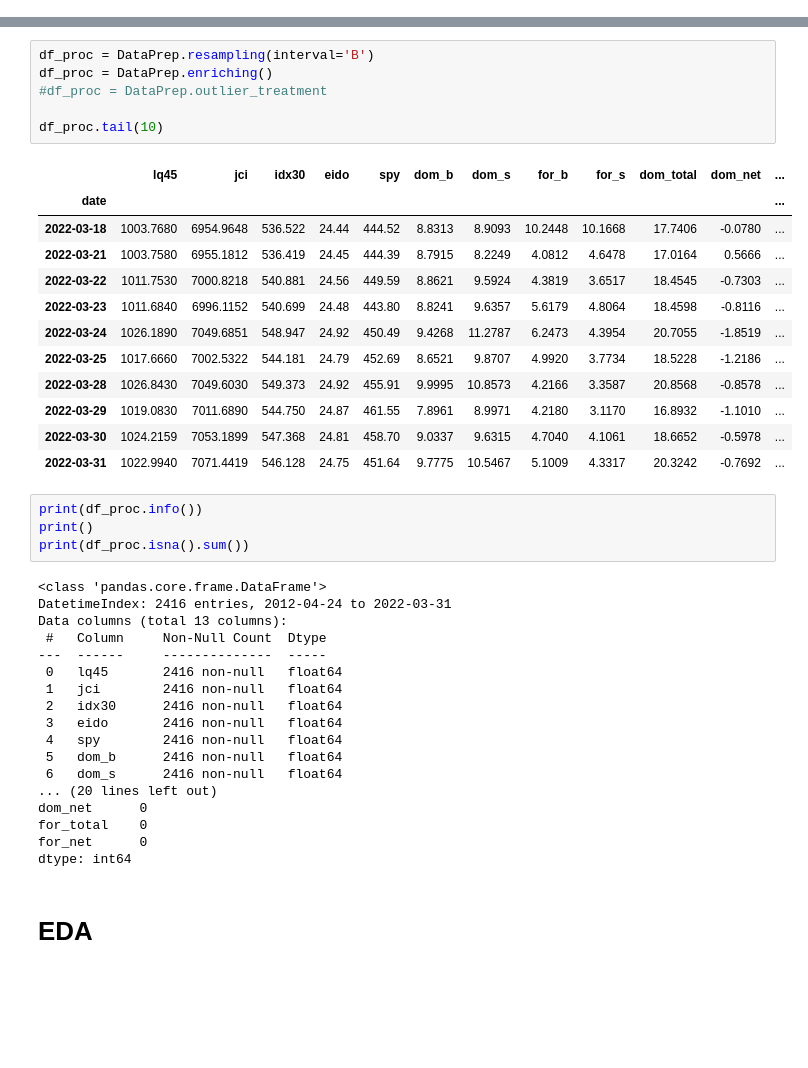
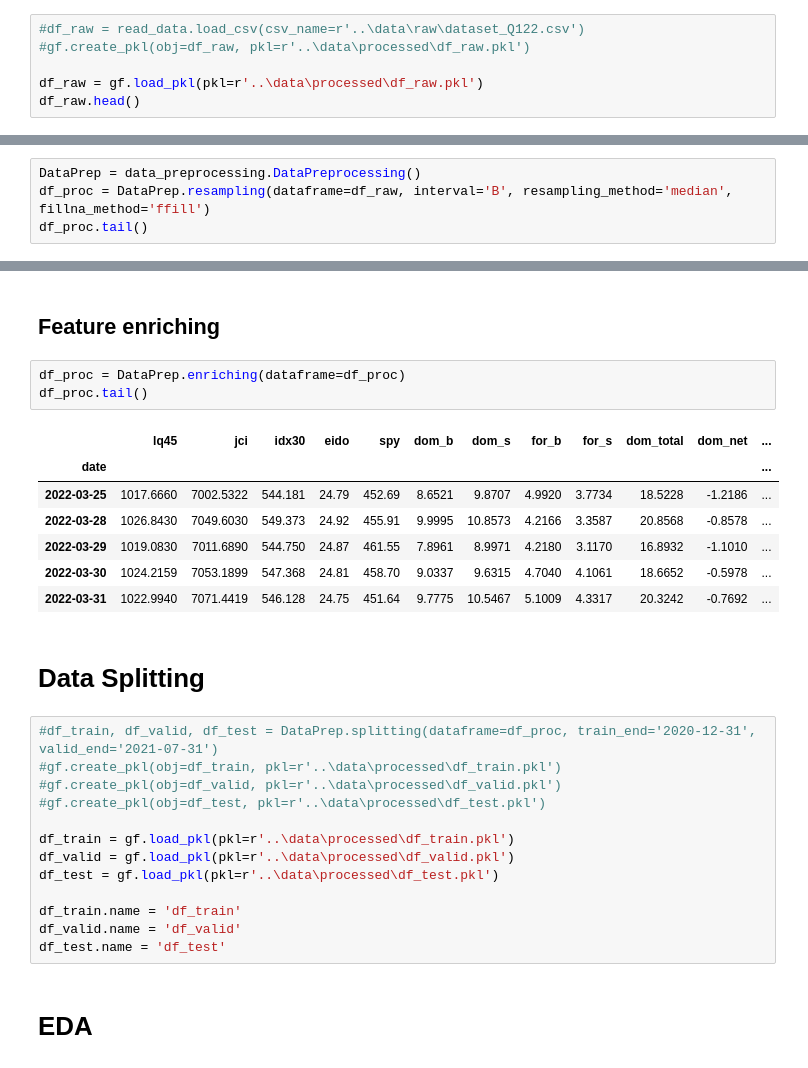
Before and after one commit to ercainz/lq45_prediction, a Jupyter notebook: notebooks/eda.ipynb, the cells around one changed output, grey strips where cells are left out. Cells and saved outputs as stored; diff of their text form; blank space fills up the shorter version.

```diff
--- a/notebooks/eda.ipynb
+++ b/notebooks/eda.ipynb
@@ -30,0 +18,6 @@ df_raw.head()
+# %%
+#df_raw = read_data.load_csv(csv_name=r'..\data\raw\dataset_Q122.csv')
+#gf.create_pkl(obj=df_raw, pkl=r'..\data\processed\df_raw.pkl')
+
+df_raw = gf.load_pkl(pkl=r'..\data\processed\df_raw.pkl')
+df_raw.head()
@@ -30,0 +58,4 @@ df_raw.head()
+# %%
+DataPrep = data_preprocessing.DataPreprocessing()
+df_proc = DataPrep.resampling(dataframe=df_raw, interval='B', resampling_method='median', fillna_method='ffill')
+df_proc.tail()
@@ -31,43 +70,30 @@ df_raw.head()
+# %% [markdown]
+## Feature enriching
 # %%
-df_proc = DataPrep.resampling(interval='B')
-df_proc = DataPrep.enriching()
-#df_proc = DataPrep.outlier_treatment
-
-df_proc.tail(10)
+df_proc = DataPrep.enriching(dataframe=df_proc)
+df_proc.tail()
 # %% [output]
 |  | lq45 | jci | idx30 | eido | spy | dom_b | dom_s | for_b | for_s | dom_total | dom_net | ... |
 | date |  |  |  |  |  |  |  |  |  |  |  | ... |
-| 2022-03-18 | 1003.7680 | 6954.9648 | 536.522 | 24.44 | 444.52 | 8.8313 | 8.9093 | 10.2448 | 10.1668 | 17.7406 | -0.0780 | ... |
-| 2022-03-21 | 1003.7580 | 6955.1812 | 536.419 | 24.45 | 444.39 | 8.7915 | 8.2249 | 4.0812 | 4.6478 | 17.0164 | 0.5666 | ... |
-| 2022-03-22 | 1011.7530 | 7000.8218 | 540.881 | 24.56 | 449.59 | 8.8621 | 9.5924 | 4.3819 | 3.6517 | 18.4545 | -0.7303 | ... |
-| 2022-03-23 | 1011.6840 | 6996.1152 | 540.699 | 24.48 | 443.80 | 8.8241 | 9.6357 | 5.6179 | 4.8064 | 18.4598 | -0.8116 | ... |
-| 2022-03-24 | 1026.1890 | 7049.6851 | 548.947 | 24.92 | 450.49 | 9.4268 | 11.2787 | 6.2473 | 4.3954 | 20.7055 | -1.8519 | ... |
 | 2022-03-25 | 1017.6660 | 7002.5322 | 544.181 | 24.79 | 452.69 | 8.6521 | 9.8707 | 4.9920 | 3.7734 | 18.5228 | -1.2186 | ... |
 | 2022-03-28 | 1026.8430 | 7049.6030 | 549.373 | 24.92 | 455.91 | 9.9995 | 10.8573 | 4.2166 | 3.3587 | 20.8568 | -0.8578 | ... |
 | 2022-03-29 | 1019.0830 | 7011.6890 | 544.750 | 24.87 | 461.55 | 7.8961 | 8.9971 | 4.2180 | 3.1170 | 16.8932 | -1.1010 | ... |
 | 2022-03-30 | 1024.2159 | 7053.1899 | 547.368 | 24.81 | 458.70 | 9.0337 | 9.6315 | 4.7040 | 4.1061 | 18.6652 | -0.5978 | ... |
 | 2022-03-31 | 1022.9940 | 7071.4419 | 546.128 | 24.75 | 451.64 | 9.7775 | 10.5467 | 5.1009 | 4.3317 | 20.3242 | -0.7692 | ... |
-# %%
-print(df_proc.info())
-print()
-print(df_proc.isna().sum())
-# %% [output]
-<class 'pandas.core.frame.DataFrame'>
-DatetimeIndex: 2416 entries, 2012-04-24 to 2022-03-31
-Data columns (total 13 columns):
- #   Column     Non-Null Count  Dtype
----  ------     --------------  -----
- 0   lq45       2416 non-null   float64
- 1   jci        2416 non-null   float64
- 2   idx30      2416 non-null   float64
- 3   eido       2416 non-null   float64
- 4   spy        2416 non-null   float64
- 5   dom_b      2416 non-null   float64
- 6   dom_s      2416 non-null   float64
-... (20 lines left out)
-dom_net      0
-for_total    0
-for_net      0
-dtype: int64
+# %% [markdown]
+# Data Splitting
+# %%
+#df_train, df_valid, df_test = DataPrep.splitting(dataframe=df_proc, train_end='2020-12-31', valid_end='2021-07-31')
+#gf.create_pkl(obj=df_train, pkl=r'..\data\processed\df_train.pkl')
+#gf.create_pkl(obj=df_valid, pkl=r'..\data\processed\df_valid.pkl')
+#gf.create_pkl(obj=df_test, pkl=r'..\data\processed\df_test.pkl')
+
+df_train = gf.load_pkl(pkl=r'..\data\processed\df_train.pkl')
+df_valid = gf.load_pkl(pkl=r'..\data\processed\df_valid.pkl')
+df_test = gf.load_pkl(pkl=r'..\data\processed\df_test.pkl')
+
+df_train.name = 'df_train'
+df_valid.name = 'df_valid'
+df_test.name = 'df_test'
 # %% [markdown]
 # EDA
```
Also changed, not shown: parts of 33 cells of this notebook, 7 other files.
